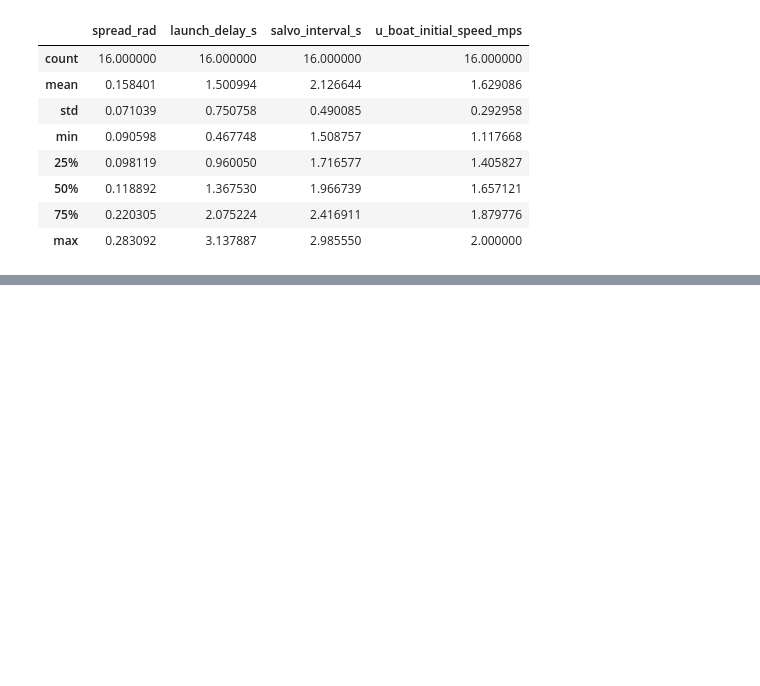
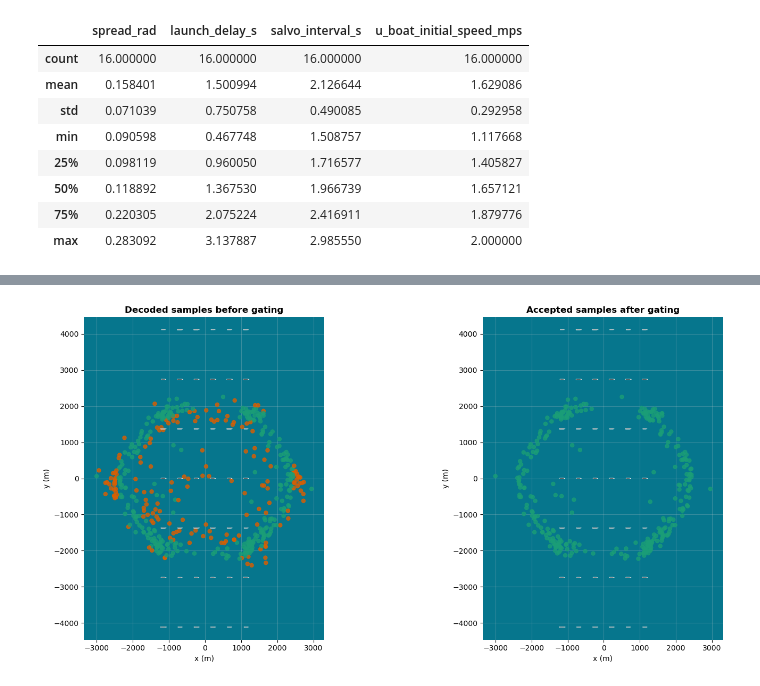
Before and after one commit to MAP9900/Convoy-Layout-Project, a Jupyter notebook: notebooks/vae_exploration.ipynb, the cells around one changed output, grey strips where cells are left out. Drawn from its saved outputs; the diff is of its cells as text; code cells hidden in the pictures; blank space fills up the shorter version.

```diff
--- a/notebooks/vae_exploration.ipynb
+++ b/notebooks/vae_exploration.ipynb
@@ -470,0 +833,10 @@ samples_df[["spread_rad", "launch_delay_s", "salvo_interval_s", "u_boat_initial_
+# %%
+all_points = np.vstack(audit_df["u_pos"].to_list()) if len(audit_df) else None
+shared_limits = combined_limits(AUDIT_SHIPS, extra_points=all_points, pad=350.0)
+fig, axes = plt.subplots(1, 2, figsize=(16, 7), facecolor="white")
+plot_spawn_comparison(axes[0], AUDIT_SHIPS, audit_df, title="Decoded samples before gating", accepted_only=False, limits=shared_limits)
+plot_spawn_comparison(axes[1], AUDIT_SHIPS, audit_df, title="Accepted samples after gating", accepted_only=True, limits=shared_limits)
+plt.tight_layout()
+plt.show()
+# %% [output]
+[figure, added]
```
Also changed, not shown: parts of 18 cells of this notebook, 2 other files.
